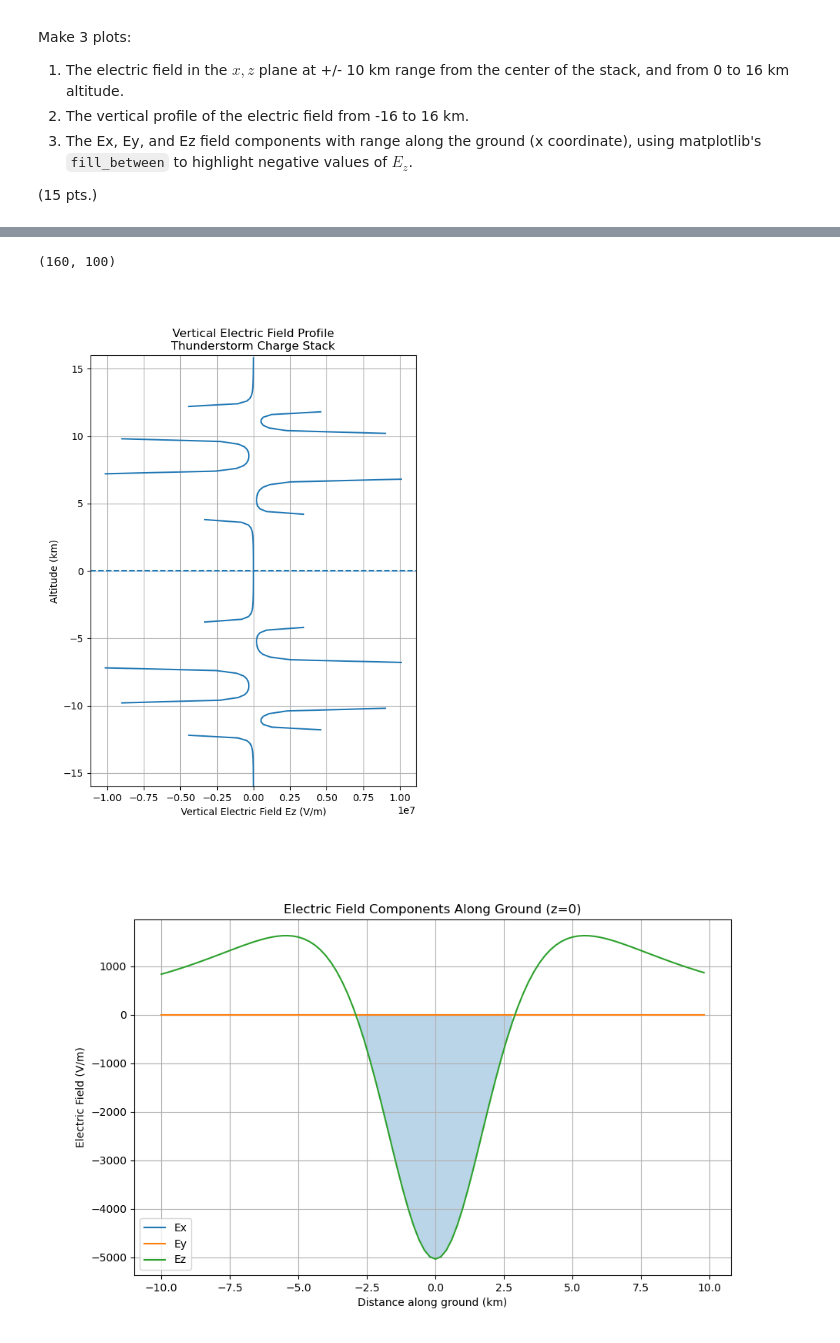
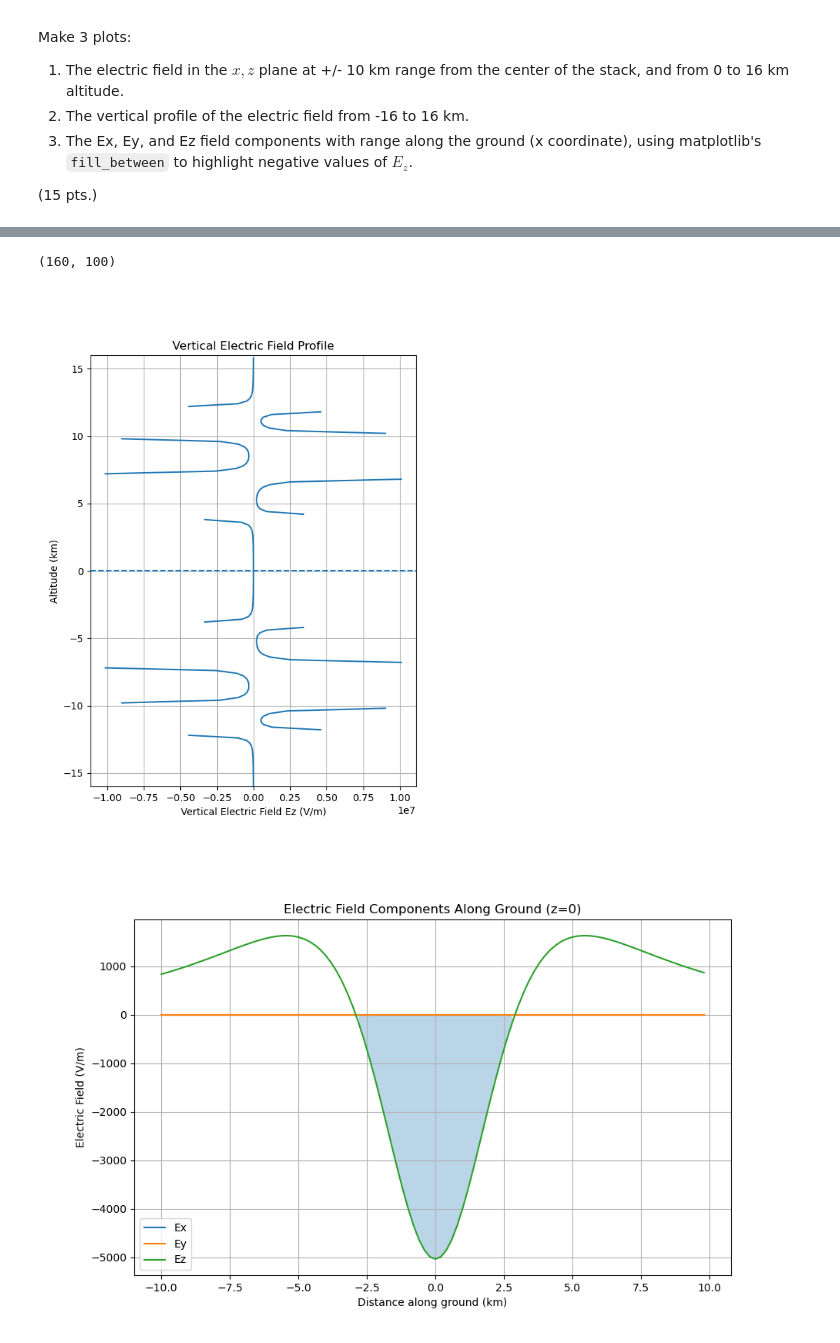
Before and after one commit to anbenz/Electricity, a Jupyter notebook: hw2.ipynb, the cells around one changed output, grey strips where cells are left out. Saved outputs shown, nothing was run; the diff lists cells and outputs as text; code cells hidden in the pictures.

```diff
--- a/hw2.ipynb
+++ b/hw2.ipynb
@@ -407,35 +407,35 @@ E_total = np.zeros_like(r)
 
 for i in range(len(q)):
    E_total += point_E(r, r0[i], q[i])
    r_image = r0[i].copy()
    r_image[2] *= -1
    E_total += point_E(r, r_image, -q[i])
 
 
 x_index = Ez.shape[1] // 2
 
 Ex = E_total[:,:,0]
 Ez = E_total[:,:,2]
 
 print(Ez.shape)
 
 mask = Ex[x_index, :] != 0
 
 plt.figure(figsize=(6,8))
 plt.plot(Ez[:, x_index], z/1000)
 
 plt.axhline(0, linestyle='--')
 plt.xlabel("Vertical Electric Field Ez (V/m)")
 plt.ylabel("Altitude (km)")
-plt.title("Vertical Electric Field Profile\nThunderstorm Charge Stack")
+plt.title("Vertical Electric Field Profile")
 
 plt.ylim(-16,16)
 plt.grid()
 
 plt.show()
 # %% [output]
 (160, 100)
-[figure, old version]
+[figure, new version]
 # %%
 E_total = np.zeros_like(r)
 
```
Also changed, not shown: parts of 1 cell of this notebook.
